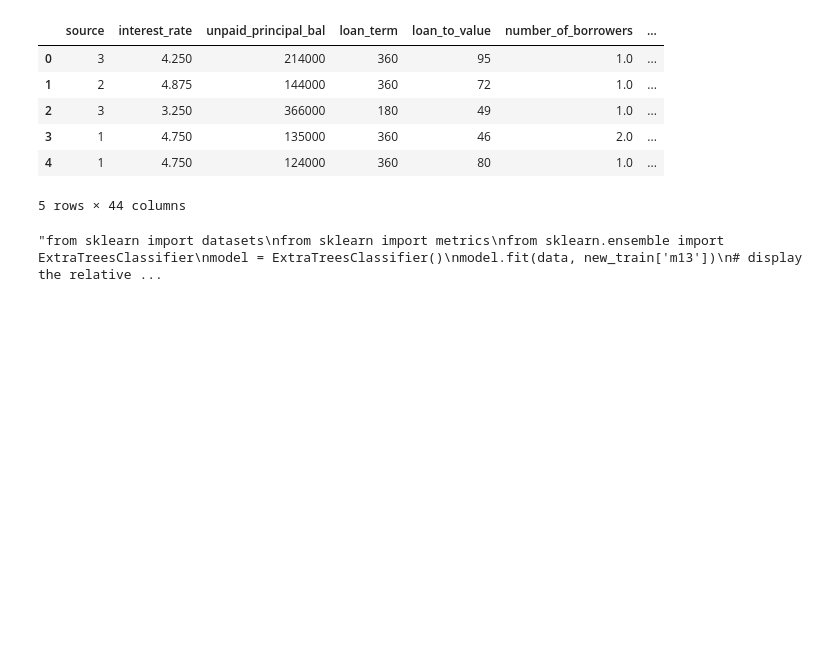
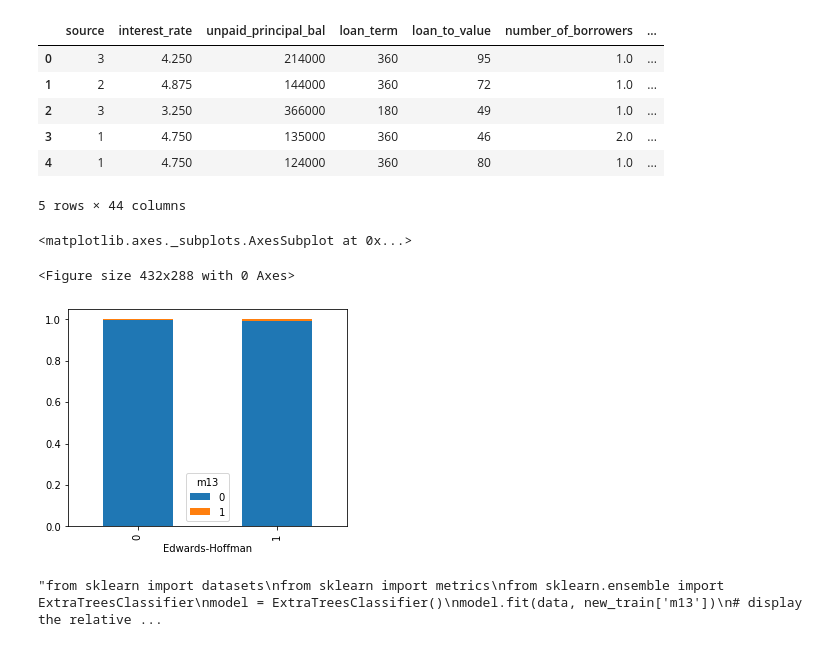
Before and after one commit to gauravr1993/data-analysis, a Jupyter notebook: AV_Hackathon/Loan_AV.ipynb, the cells around one changed output. Drawn from its saved outputs; the diff is of its cells as text; code cells hidden in the pictures; blank space fills up the shorter version.

```diff
--- a/AV_Hackathon/Loan_AV.ipynb
+++ b/AV_Hackathon/Loan_AV.ipynb
@@ -69,6 +97,14 @@ new_train.head()
 | 3 | 1 | 4.750 | 135000 | 360 | 46 | 2.0 | ... |
 | 4 | 1 | 4.750 | 124000 | 360 | 80 | 1.0 | ... |
 5 rows × 44 columns
+# %%
+plt.figure(2)
+source=pd.crosstab(new_train['Edwards-Hoffman'],new_train['m13'])
+source.div(source.sum(1).astype(float), axis=0).plot(kind="bar", stacked=True, figsize=(5,4))
+# %% [output]
+<matplotlib.axes._subplots.AxesSubplot at 0x...>
+<Figure size 432x288 with 0 Axes>
+[figure, added]
 # %%
 data = new_train.drop('m13',axis=1)
 # %%
```
Also changed, not shown: parts of 19 cells of this notebook, 3 other files.
